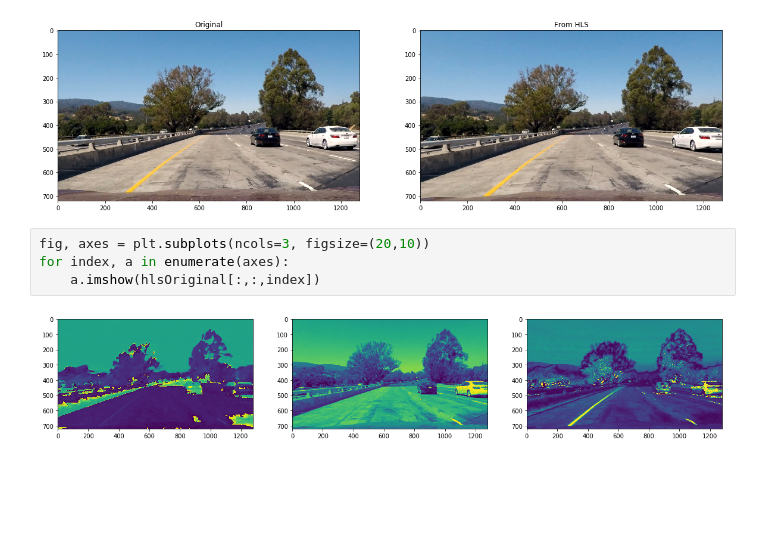
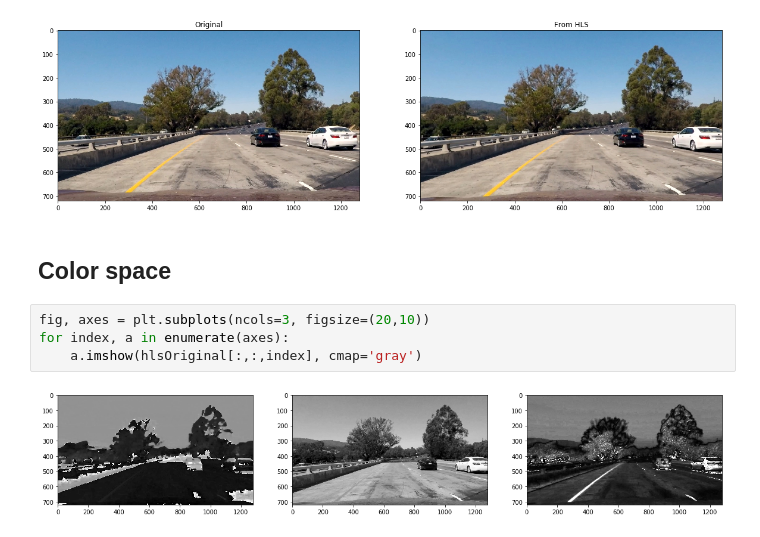
Before and after one commit to darienmt/CarND-Advanced-Lane-Lines-P4, a Jupyter notebook: Advance Lane Lines.ipynb, the cells around one changed output. Drawn from its saved outputs; the diff is of its cells as text; blank space fills up the shorter version.

```diff
--- a/Advance Lane Lines.ipynb
+++ b/Advance Lane Lines.ipynb
@@ -84,9 +87,11 @@ imageSideBySide(
 )
 # %% [output]
 [figure]
+# %% [markdown]
+## Color space
 # %%
 fig, axes = plt.subplots(ncols=3, figsize=(20,10))
 for index, a in enumerate(axes):
-    a.imshow(hlsOriginal[:,:,index])
+    a.imshow(hlsOriginal[:,:,index], cmap='gray')
 # %% [output]
-[figure, old version]
+[figure, new version]
```
Also changed, not shown: parts of 16 cells of this notebook.
